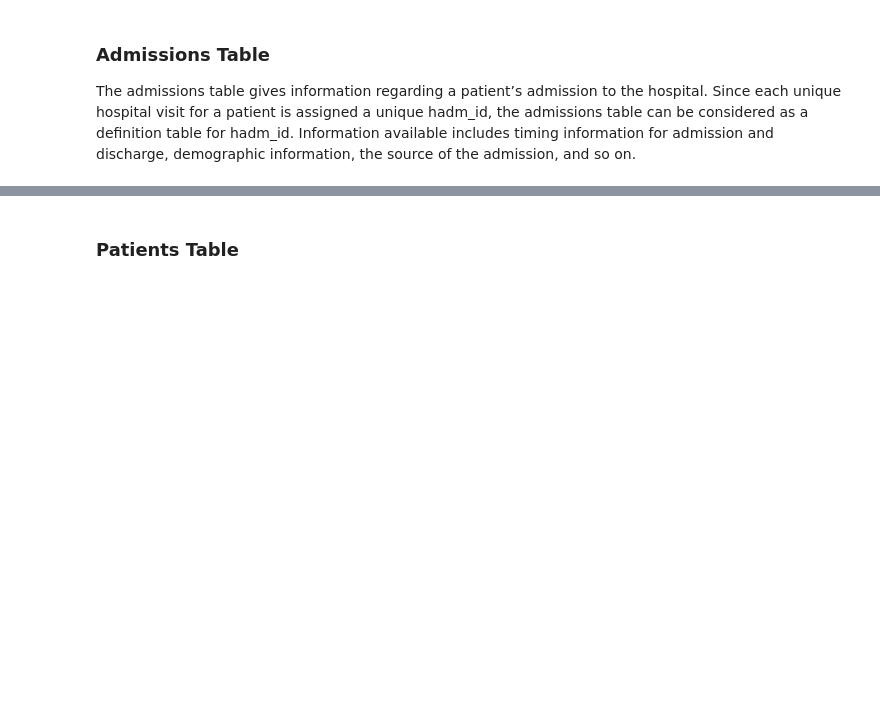
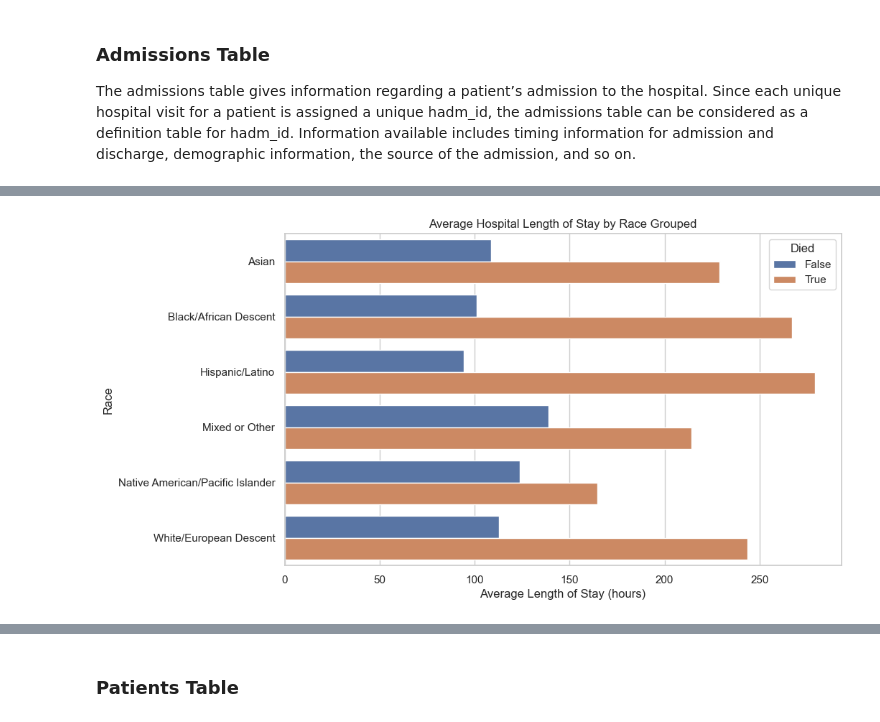
Before and after one commit to JewelsHovan/Milestone-I, a Jupyter notebook: src/Narrative.ipynb, the cells around one changed output, grey strips where cells are left out. Saved outputs shown, nothing was run; the diff lists cells and outputs as text; code cells hidden in the pictures; blank space fills up the shorter version.

```diff
--- a/src/Narrative.ipynb
+++ b/src/Narrative.ipynb
@@ -124,0 +130,10 @@ memory usage: 41.7 MB
+# %%
+plt.figure(figsize=(10, 6))
+ax = sns.barplot(x = 'admission_los_hours', y = 'race', hue='is_dead', data=admissions_df, orient='h', errorbar = None)
+ax.legend(title='Died')
+plt.title("Average Hospital Length of Stay by Race Grouped")
+plt.ylabel("Race")
+plt.xlabel("Average Length of Stay (hours)")
+plt.show()
+# %% [output]
+[figure, added]
```
Also changed, not shown: parts of 25 cells of this notebook, 10 other files.
